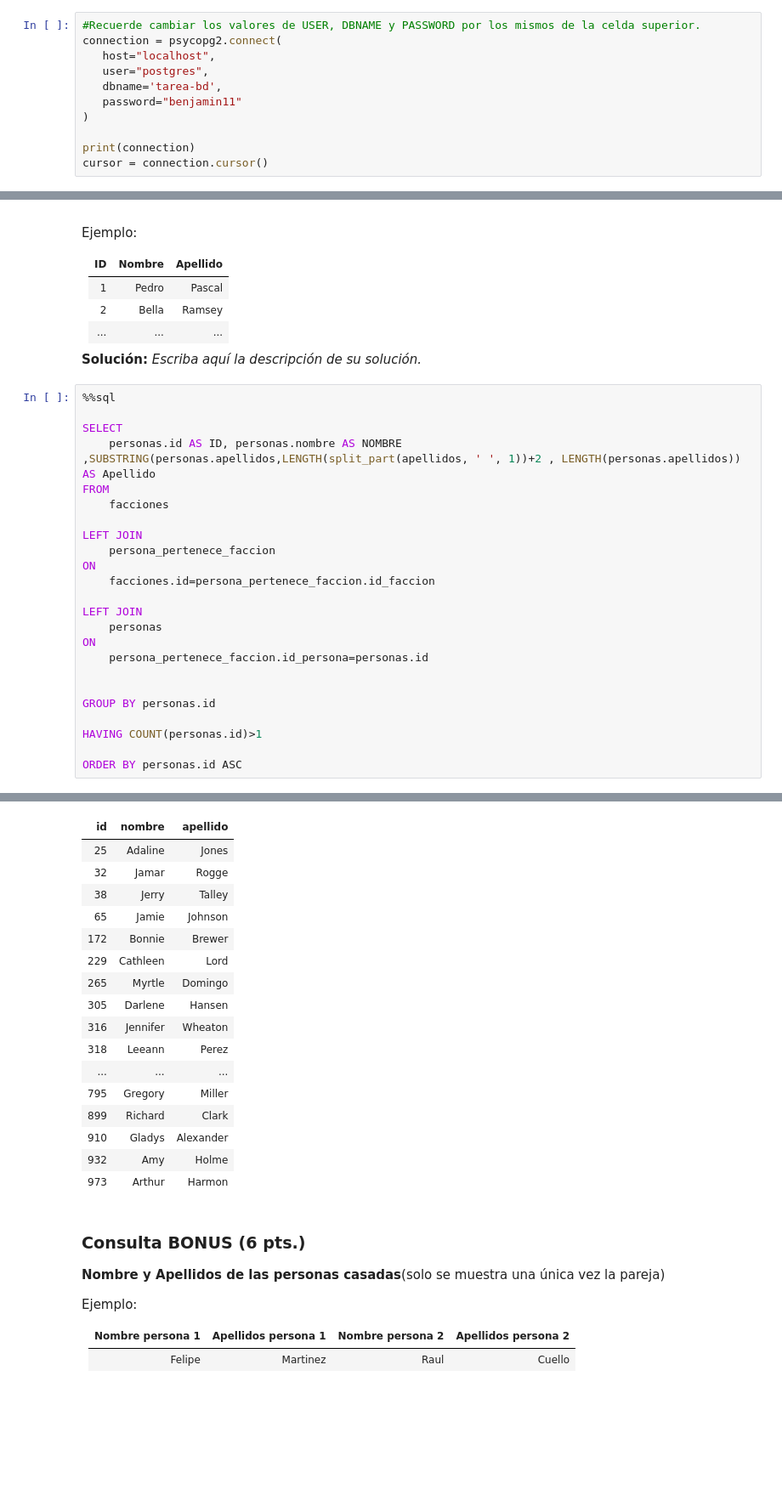
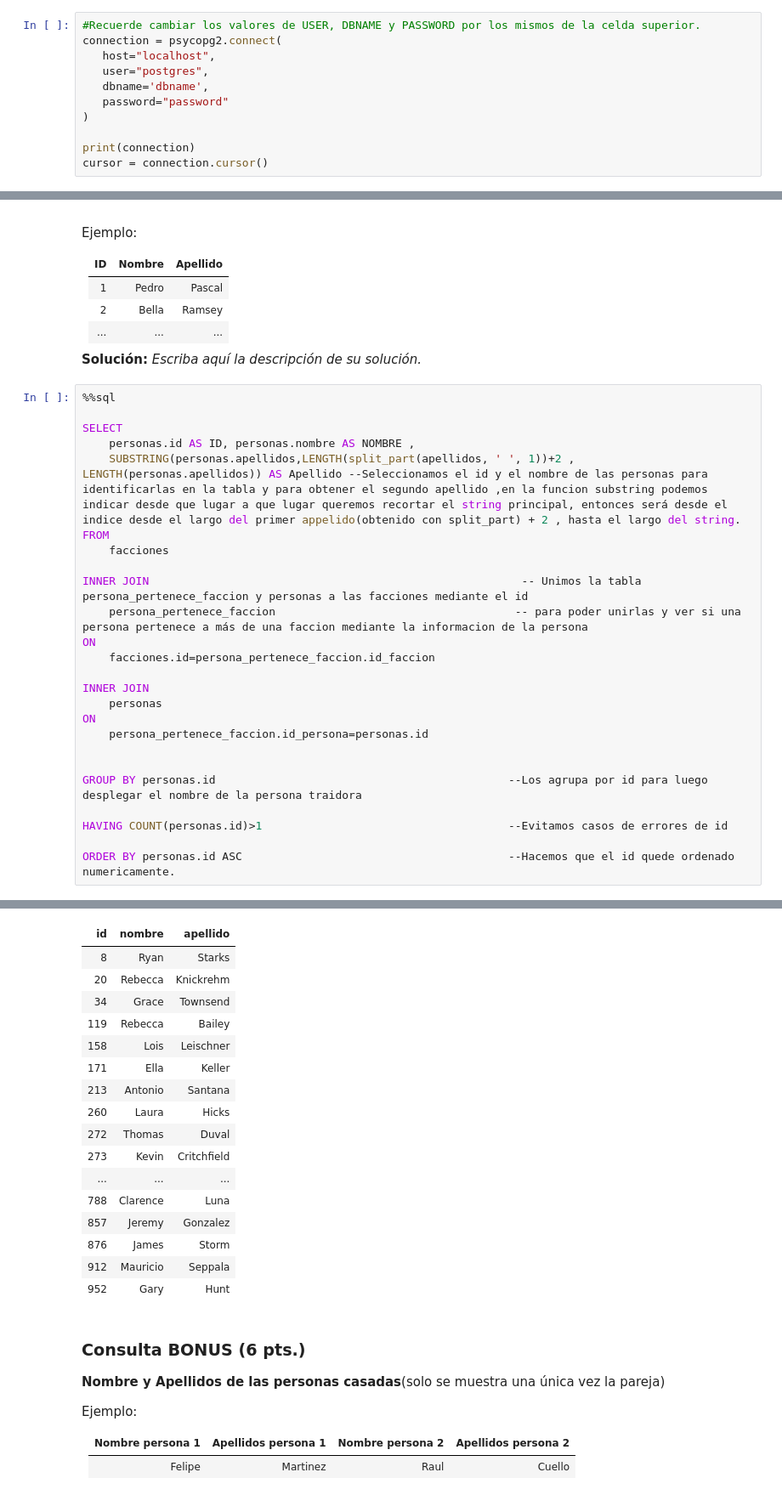
Before and after one commit to blindjamin/Tareas-Bases-de-Datos-Grupo, a Jupyter notebook: Tarea_1_BD_2023_1.ipynb, the cells around one changed output, grey strips where cells are left out. Shown at 85% size. Drawn from its saved outputs; the diff is of its cells as text; blank space fills up the shorter version.

```diff
--- a/Tarea_1_BD_2023_1.ipynb
+++ b/Tarea_1_BD_2023_1.ipynb
@@ -80,8 +78,8 @@ Para conectarse de forma declarativa a la Base de Datos, utilice el siguiente c
 connection = psycopg2.connect(
    host="localhost",
    user="postgres",
-   dbname='tarea-bd',
-   password="benjamin11"
+   dbname='dbname',
+   password="password"
 )
 
 print(connection)
@@ -870,24 +920,25 @@ Ejemplo:
 %%sql
 
 SELECT
-    personas.id AS ID, personas.nombre AS NOMBRE ,SUBSTRING(personas.apellidos,LENGTH(split_part(apellidos, ' ', 1))+2 , LENGTH(personas.apellidos)) AS Apellido
+    personas.id AS ID, personas.nombre AS NOMBRE ,
+    SUBSTRING(personas.apellidos,LENGTH(split_part(apellidos, ' ', 1))+2 , LENGTH(personas.apellidos)) AS Apellido --Seleccionamos el id y el nombre de las personas para identificarlas en la tabla y para obtener el segundo apellido ,en la funcion substring podemos indicar desde que lugar a que lugar queremos recortar el string principal, entonces será desde el indice desde el largo del primer appelido(obtenido con split_part) + 2 , hasta el largo del string.
 FROM
     facciones
 
-LEFT JOIN
-    persona_pertenece_faccion
+INNER JOIN                                                        -- Unimos la tabla persona_pertenece_faccion y personas a las facciones mediante el id
+    persona_pertenece_faccion                                    -- para poder unirlas y ver si una persona pertenece a más de una faccion mediante la informacion de la persona
 ON
     facciones.id=persona_pertenece_faccion.id_faccion
 
-LEFT JOIN
+INNER JOIN
     personas
 ON
     persona_pertenece_faccion.id_persona=personas.id
 
 
-GROUP BY personas.id
+GROUP BY personas.id                                            --Los agrupa por id para luego desplegar el nombre de la persona traidora
 
-HAVING COUNT(personas.id)>1
+HAVING COUNT(personas.id)>1                                     --Evitamos casos de errores de id
 
-ORDER BY personas.id ASC
+ORDER BY personas.id ASC                                        --Hacemos que el id quede ordenado numericamente.
 # %% [output]
@@ -896,20 +947,20 @@ ORDER BY personas.id ASC
 | id | nombre | apellido |
-| 25 | Adaline | Jones |
-| 32 | Jamar | Rogge |
-| 38 | Jerry | Talley |
-| 65 | Jamie | Johnson |
-| 172 | Bonnie | Brewer |
-| 229 | Cathleen | Lord |
-| 265 | Myrtle | Domingo |
-| 305 | Darlene | Hansen |
-| 316 | Jennifer | Wheaton |
-| 318 | Leeann | Perez |
+| 8 | Ryan | Starks |
+| 20 | Rebecca | Knickrehm |
+| 34 | Grace | Townsend |
+| 119 | Rebecca | Bailey |
+| 158 | Lois | Leischner |
+| 171 | Ella | Keller |
+| 213 | Antonio | Santana |
+| 260 | Laura | Hicks |
+| 272 | Thomas | Duval |
+| 273 | Kevin | Critchfield |
 | ... | ... | ... |
-| 795 | Gregory | Miller |
-| 899 | Richard | Clark |
-| 910 | Gladys | Alexander |
-| 932 | Amy | Holme |
-| 973 | Arthur | Harmon |
+| 788 | Clarence | Luna |
+| 857 | Jeremy | Gonzalez |
+| 876 | James | Storm |
+| 912 | Mauricio | Seppala |
+| 952 | Gary | Hunt |
 # %% [markdown]
 ### Consulta BONUS (6 pts.)
 
```
Also changed, not shown: parts of 25 cells of this notebook.
